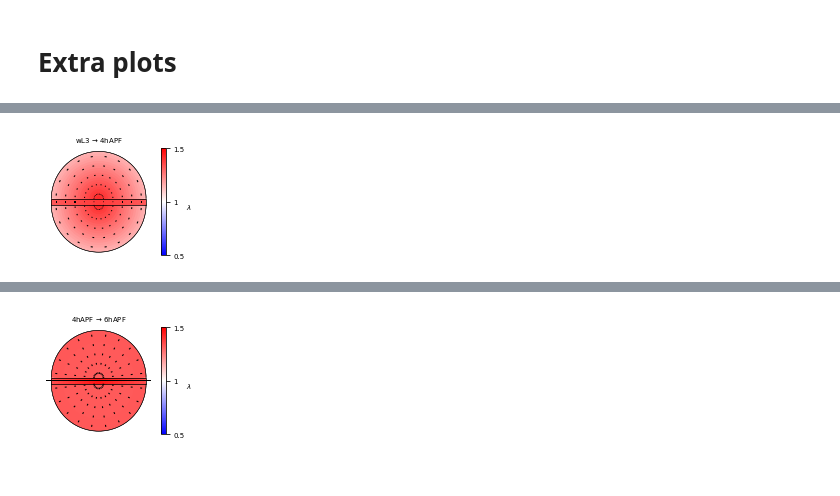
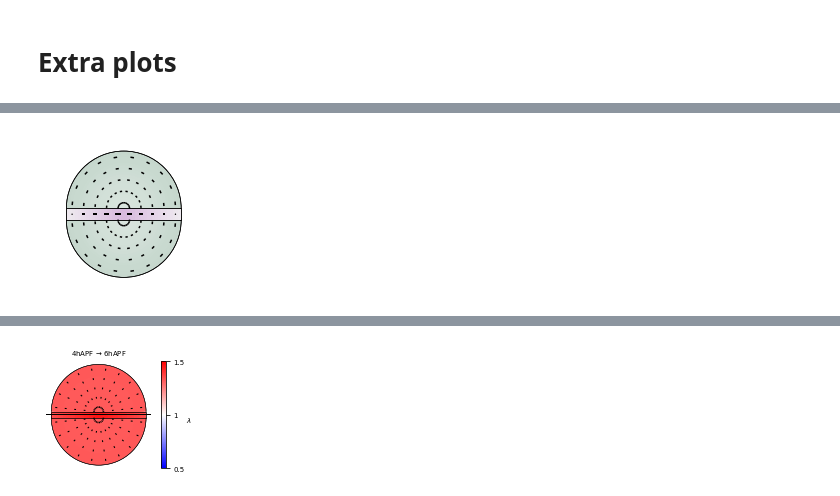
Before and after one commit to abhijeetkrishna/-WingDiscEversion_theory, a Jupyter notebook: Experiments/analysis/prop_comparison_analysis-lambda.ipynb, the cells around one changed output, grey strips where cells are left out. Saved outputs shown, nothing was run; the diff lists cells and outputs as text; code cells hidden in the pictures.

```diff
--- a/Experiments/analysis/prop_comparison_analysis-lambda.ipynb
+++ b/Experiments/analysis/prop_comparison_analysis-lambda.ipynb
@@ -54,13 +54,13 @@ devstages = [#"96hAEL",
 
 #for the simulations, we use the cumulative version
 devstage_combinations = pd.DataFrame({'devstage_init':[
-                                                       'wL3','0hAPF','2hAPF','4hAPF' #diff between consecutive stages
-                                                       #'wL3','wL3','wL3', #'wL3' #cumulative
+                                                       #'wL3','0hAPF','2hAPF','4hAPF' #diff between consecutive stages
+                                                       'wL3','wL3','wL3', #'wL3' #cumulative
 
                                                       ],
                                      'devstage_final':[
                                                        #'4hAPF',
-                                                       '0hAPF','2hAPF','4hAPF','6hAPF'
+                                                       '0hAPF','2hAPF','4hAPF',#'6hAPF'
                                                       ],}
                                     )
 # %% [markdown]
@@ -1937,0 +2113,10 @@ fig.savefig("plots/devstages_legend.pdf", bbox_inches = "tight")
+# %%
+cmap_anisotropic = sns.diverging_palette(145,300, s=60, as_cmap=True)
+#cmap_anisotropic = "PuGr"
+#colorbar
+fig = plt.figure(figsize = (15*cm_, 20*cm_))
+ax = fig.add_axes([0.05, 0.80, 0.9, 0.1])
+#cb = plt.colorbar.ColorbarBase(ax, orientation='horizontal', ticks=[], cmap='PuOr') #
+cb = matplotlib.colorbar.ColorbarBase(ax, orientation='horizontal', ticks=[], cmap=cmap_anisotropic) #
+cb.outline.set_linewidth(3)
+plt.savefig('plots/colorbar_anisotropic.pdf', bbox_inches='tight')
@@ -1938,2 +2125,6 @@ fig.savefig("plots/devstages_legend.pdf", bbox_inches = "tight")
 # %%
-fit_lambdas_df_wL3_to_4h = pd.read_pickle("fit_lambda_files/fit_lambdas_df_ecadGFPnbG4_only_4hAPF.pkl")
+fit_lambdas_df_WT = pd.read_pickle("fit_lambda_files/fit_lambdas_df_ecadGFPnbG4_only_4hAPF.pkl")
+fit_lambdas_df_Myo = pd.read_pickle("fit_lambda_files/fit_lambdas_df_ecadGFPnbG4myoVI_only_4hAPF.pkl")
+# %%
+#DV_width = 0.12653034610236014 #earlier
+DV_width = 0.2
@@ -1954,14 +2319,18 @@ plt.savefig("plots/WT_circ_plot_only_area.pdf", bbox_inches = "tight")
 # %%
 figsize = (8*cm_, 5*cm_)
 fig,ax = plt.subplots(figsize = figsize)
 
-ax = get_isotropic_subplot(ax, stage_init="wL3", stage_final="4hAPF", fit_lambdas_df=fit_lambdas_df_wL3_to_4h, DV_width = DV_width,
-                           boundary_lw=lw/2, add_cbar=True, fontsize=Medium_font_size)
-ax = get_nematic_subplot(ax, stage_init="wL3", stage_final="4hAPF", fit_lambdas_df=fit_lambdas_df_wL3_to_4h,
+ax = get_isotropic_subplot(ax, stage_init="wL3", stage_final="4hAPF", fit_lambdas_df=fit_lambdas_df_Myo, DV_width = DV_width,
+                           boundary_lw=lw/2, add_cbar=False, fontsize=Medium_font_size, cmap = cmap_anisotropic, vmin = anisotropic_vmin, vmax = anisotropic_vmax,
+                           lambda_name = "lambda_Q_coeffs"
+                          )
+
+ax = get_nematic_subplot(ax, stage_init="wL3", stage_final="4hAPF", fit_lambdas_df=fit_lambdas_df_Myo,
                          lambda_name ="lambda_Q_coeffs", DV_width = DV_width,
                          quiver_scale=quiver_scale, quiver_width=quiver_width,
                            boundary_lw=lw/2)
-ax.set_title("wL3 " + r"$\to$" + " 4hAPF", fontsize = Medium_font_size)
-plt.savefig("plots/WT_circ_plot_area_elongation.pdf", bbox_inches = "tight")
+
+#ax.set_title("wL3 " + r"$\to$" + " 4hAPF", fontsize = Medium_font_size)
+plt.savefig("plots/Myo_circ_plot_elongation.pdf", bbox_inches = "tight")
 # %% [output]
-[figure, old version]
+[figure, new version]
```
Also changed, not shown: parts of 34 cells of this notebook.
